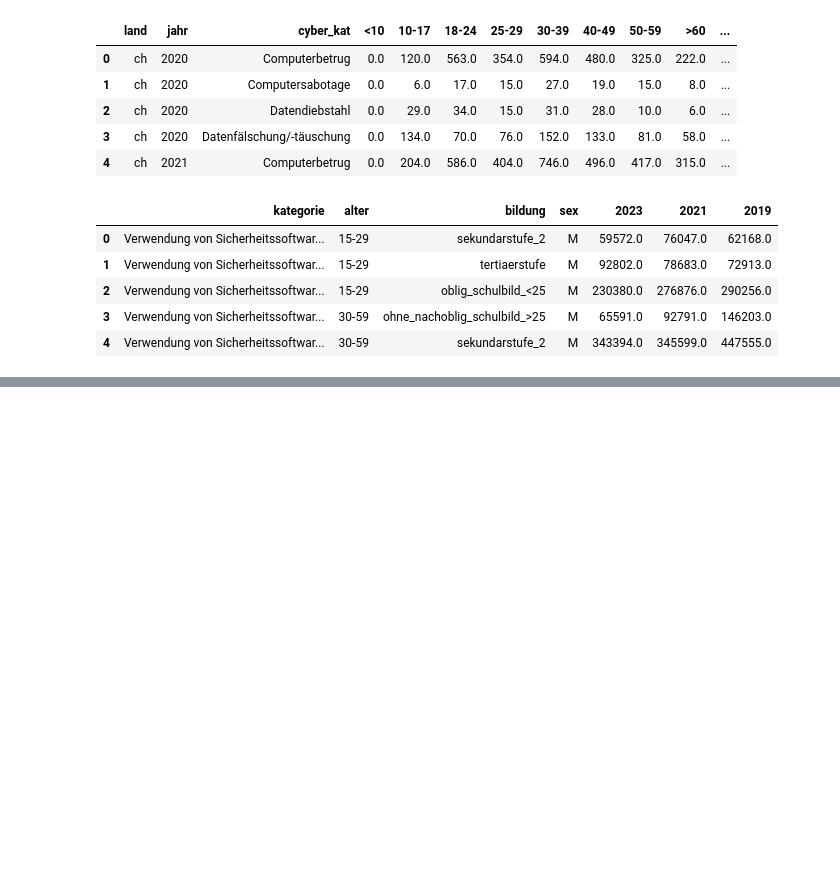
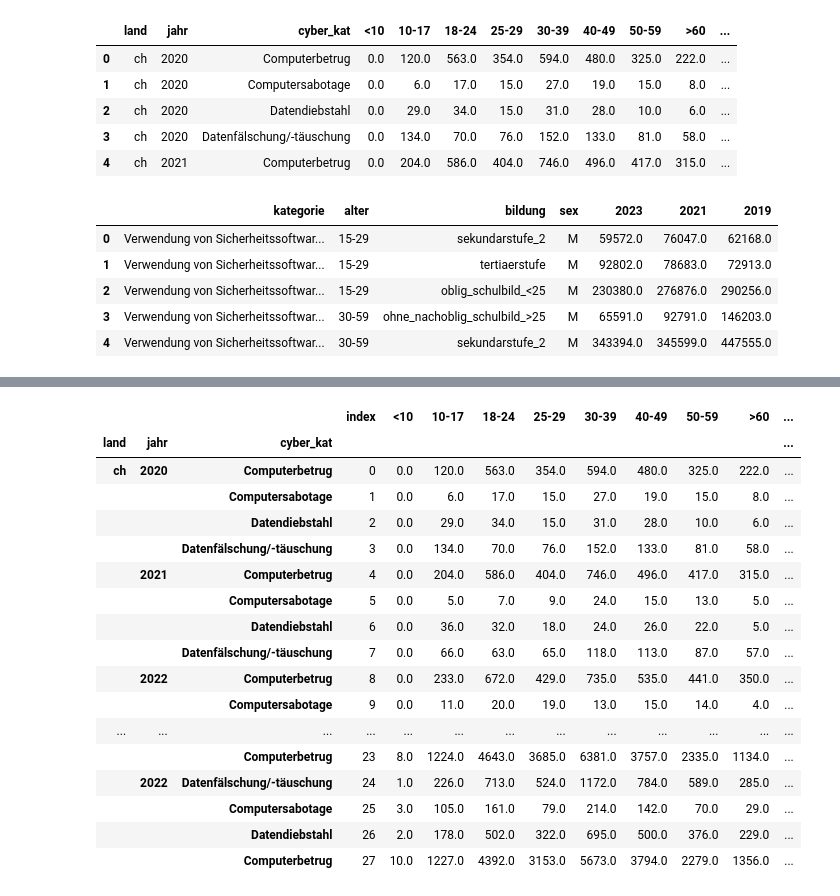
Before and after one commit to baumannf/bina_module, a Jupyter notebook: BINA_LN1_CybercrimeVisualisation.ipynb, the cells around one changed output, grey strips where cells are left out. Drawn from its saved outputs; the diff is of its cells as text; code cells hidden in the pictures; blank space fills up the shorter version.

Commit message:
Festlegung Indexe der Masterfiles ist erfolgt.

```diff
--- a/BINA_LN1_CybercrimeVisualisation.ipynb
+++ b/BINA_LN1_CybercrimeVisualisation.ipynb
@@ -58,0 +86,24 @@ master_internetsec_ch.head()
+# %%
+# Reset the index of the dataframe 'master_cyber_dch_taeter'
+master_cyber_dch_taeter = master_cyber_dch_taeter.reset_index()
+master_cyber_dch_taeter = master_cyber_dch_taeter.set_index(['land','jahr','cyber_kat'])
+master_cyber_dch_taeter
+# %% [output]
+|  |  |  | index | <10 | 10-17 | 18-24 | 25-29 | 30-39 | 40-49 | 50-59 | >60 | ... |
+| land | jahr | cyber_kat |  |  |  |  |  |  |  |  |  | ... |
+| ch | 2020 | Computerbetrug | 0 | 0.0 | 120.0 | 563.0 | 354.0 | 594.0 | 480.0 | 325.0 | 222.0 | ... |
+|  |  | Computersabotage | 1 | 0.0 | 6.0 | 17.0 | 15.0 | 27.0 | 19.0 | 15.0 | 8.0 | ... |
+|  |  | Datendiebstahl | 2 | 0.0 | 29.0 | 34.0 | 15.0 | 31.0 | 28.0 | 10.0 | 6.0 | ... |
+|  |  | Datenfälschung/-täuschung | 3 | 0.0 | 134.0 | 70.0 | 76.0 | 152.0 | 133.0 | 81.0 | 58.0 | ... |
+|  | 2021 | Computerbetrug | 4 | 0.0 | 204.0 | 586.0 | 404.0 | 746.0 | 496.0 | 417.0 | 315.0 | ... |
+|  |  | Computersabotage | 5 | 0.0 | 5.0 | 7.0 | 9.0 | 24.0 | 15.0 | 13.0 | 5.0 | ... |
+|  |  | Datendiebstahl | 6 | 0.0 | 36.0 | 32.0 | 18.0 | 24.0 | 26.0 | 22.0 | 5.0 | ... |
+|  |  | Datenfälschung/-täuschung | 7 | 0.0 | 66.0 | 63.0 | 65.0 | 118.0 | 113.0 | 87.0 | 57.0 | ... |
+|  | 2022 | Computerbetrug | 8 | 0.0 | 233.0 | 672.0 | 429.0 | 735.0 | 535.0 | 441.0 | 350.0 | ... |
+|  |  | Computersabotage | 9 | 0.0 | 11.0 | 20.0 | 19.0 | 13.0 | 15.0 | 14.0 | 4.0 | ... |
+| ... | ... | ... | ... | ... | ... | ... | ... | ... | ... | ... | ... | ... |
+|  |  | Computerbetrug | 23 | 8.0 | 1224.0 | 4643.0 | 3685.0 | 6381.0 | 3757.0 | 2335.0 | 1134.0 | ... |
+|  | 2022 | Datenfälschung/-täuschung | 24 | 1.0 | 226.0 | 713.0 | 524.0 | 1172.0 | 784.0 | 589.0 | 285.0 | ... |
+|  |  | Computersabotage | 25 | 3.0 | 105.0 | 161.0 | 79.0 | 214.0 | 142.0 | 70.0 | 29.0 | ... |
+|  |  | Datendiebstahl | 26 | 2.0 | 178.0 | 502.0 | 322.0 | 695.0 | 500.0 | 376.0 | 229.0 | ... |
+|  |  | Computerbetrug | 27 | 10.0 | 1227.0 | 4392.0 | 3153.0 | 5673.0 | 3794.0 | 2279.0 | 1356.0 | ... |
```
Also changed, not shown: parts of 3 cells of this notebook.
